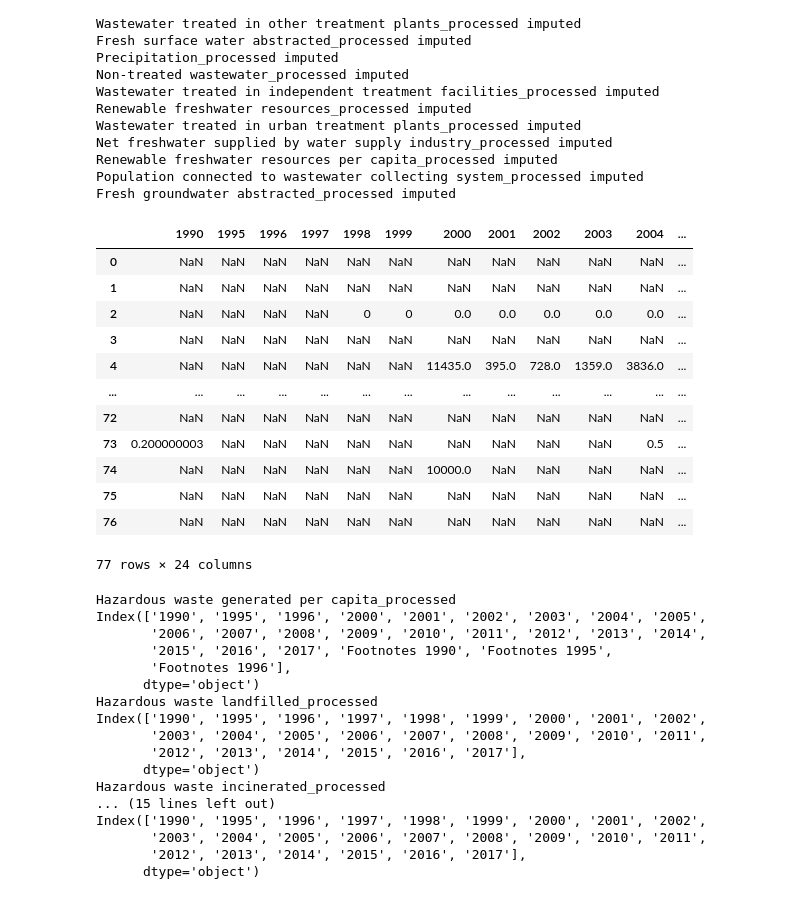
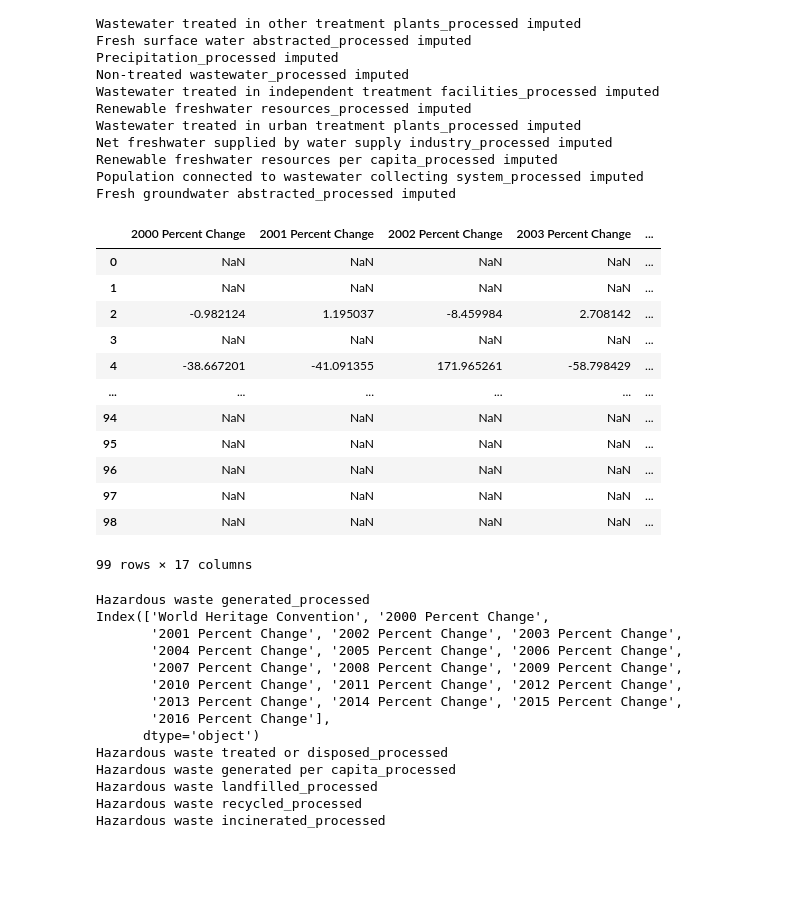
Before and after one commit to wsharpe41/EffectsOfEnvironmentalPolicy, a Jupyter notebook: data_processing/process_data.ipynb, the cells around one changed output. Cells and saved outputs as stored; diff of their text form; code cells hidden in the pictures; blank space fills up the shorter version.

```diff
--- a/data_processing/process_data.ipynb
+++ b/data_processing/process_data.ipynb
@@ -188,44 +188,42 @@ Renewable freshwater resources per capita_processed imputed
 Population connected to wastewater collecting system_processed imputed
 Fresh groundwater abstracted_processed imputed
 # %%
-df_name = "Hazardous waste recycled_processed"
-globals()[df_name].iloc[:, 2:26]
+df_name = "Hazardous waste generated per capita_processed"
+globals()[df_name].iloc[:,58:]
 # %% [output]
-|  | 1990 | 1995 | 1996 | 1997 | 1998 | 1999 | 2000 | 2001 | 2002 | 2003 | 2004 | ... |
-| 0 | NaN | NaN | NaN | NaN | NaN | NaN | NaN | NaN | NaN | NaN | NaN | ... |
-| 1 | NaN | NaN | NaN | NaN | NaN | NaN | NaN | NaN | NaN | NaN | NaN | ... |
-| 2 | NaN | NaN | NaN | NaN | 0 | 0 | 0.0 | 0.0 | 0.0 | 0.0 | 0.0 | ... |
-| 3 | NaN | NaN | NaN | NaN | NaN | NaN | NaN | NaN | NaN | NaN | NaN | ... |
-| 4 | NaN | NaN | NaN | NaN | NaN | NaN | 11435.0 | 395.0 | 728.0 | 1359.0 | 3836.0 | ... |
-| ... | ... | ... | ... | ... | ... | ... | ... | ... | ... | ... | ... | ... |
-| 72 | NaN | NaN | NaN | NaN | NaN | NaN | NaN | NaN | NaN | NaN | NaN | ... |
-| 73 | 0.200000003 | NaN | NaN | NaN | NaN | NaN | NaN | NaN | NaN | NaN | 0.5 | ... |
-| 74 | NaN | NaN | NaN | NaN | NaN | NaN | 10000.0 | NaN | NaN | NaN | NaN | ... |
-| 75 | NaN | NaN | NaN | NaN | NaN | NaN | NaN | NaN | NaN | NaN | NaN | ... |
-| 76 | NaN | NaN | NaN | NaN | NaN | NaN | NaN | NaN | NaN | NaN | NaN | ... |
+|  | 2000 Percent Change | 2001 Percent Change | 2002 Percent Change | 2003 Percent Change | ... |
+| 0 | NaN | NaN | NaN | NaN | ... |
+| 1 | NaN | NaN | NaN | NaN | ... |
+| 2 | -0.982124 | 1.195037 | -8.459984 | 2.708142 | ... |
+| 3 | NaN | NaN | NaN | NaN | ... |
+| 4 | -38.667201 | -41.091355 | 171.965261 | -58.798429 | ... |
+| ... | ... | ... | ... | ... | ... |
+| 94 | NaN | NaN | NaN | NaN | ... |
+| 95 | NaN | NaN | NaN | NaN | ... |
+| 96 | NaN | NaN | NaN | NaN | ... |
+| 97 | NaN | NaN | NaN | NaN | ... |
+| 98 | NaN | NaN | NaN | NaN | ... |
-77 rows × 24 columns
+99 rows × 17 columns
 # %%
 for df_name in df_name_waste:
     print(df_name)
-    print(globals()[df_name].iloc[:, 2:26].columns)
+    if df_name == "Hazardous waste generated_processed":
+        print(globals()[df_name].iloc[:, 64:].columns)
 # %% [output]
+Hazardous waste generated_processed
+Index(['World Heritage Convention', '2000 Percent Change',
+       '2001 Percent Change', '2002 Percent Change', '2003 Percent Change',
+       '2004 Percent Change', '2005 Percent Change', '2006 Percent Change',
+       '2007 Percent Change', '2008 Percent Change', '2009 Percent Change',
+       '2010 Percent Change', '2011 Percent Change', '2012 Percent Change',
+       '2013 Percent Change', '2014 Percent Change', '2015 Percent Change',
+       '2016 Percent Change'],
+      dtype='object')
+Hazardous waste treated or disposed_processed
 Hazardous waste generated per capita_processed
-Index(['1990', '1995', '1996', '2000', '2001', '2002', '2003', '2004', '2005',
-       '2006', '2007', '2008', '2009', '2010', '2011', '2012', '2013', '2014',
-       '2015', '2016', '2017', 'Footnotes 1990', 'Footnotes 1995',
-       'Footnotes 1996'],
-      dtype='object')
 Hazardous waste landfilled_processed
-Index(['1990', '1995', '1996', '1997', '1998', '1999', '2000', '2001', '2002',
-       '2003', '2004', '2005', '2006', '2007', '2008', '2009', '2010', '2011',
-       '2012', '2013', '2014', '2015', '2016', '2017'],
-      dtype='object')
+Hazardous waste recycled_processed
 Hazardous waste incinerated_processed
-... (15 lines left out)
-Index(['1990', '1995', '1996', '1997', '1998', '1999', '2000', '2001', '2002',
-       '2003', '2004', '2005', '2006', '2007', '2008', '2009', '2010', '2011',
-       '2012', '2013', '2014', '2015', '2016', '2017'],
-      dtype='object')
 # %%
 # Waste
 for df_name in df_name_waste:
```
Also changed, not shown: parts of 3 cells of this notebook, 7 other files.
